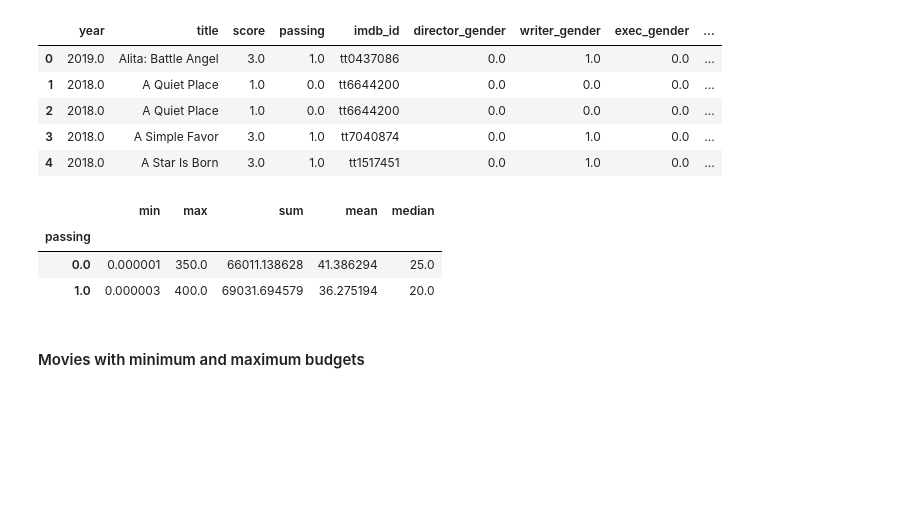
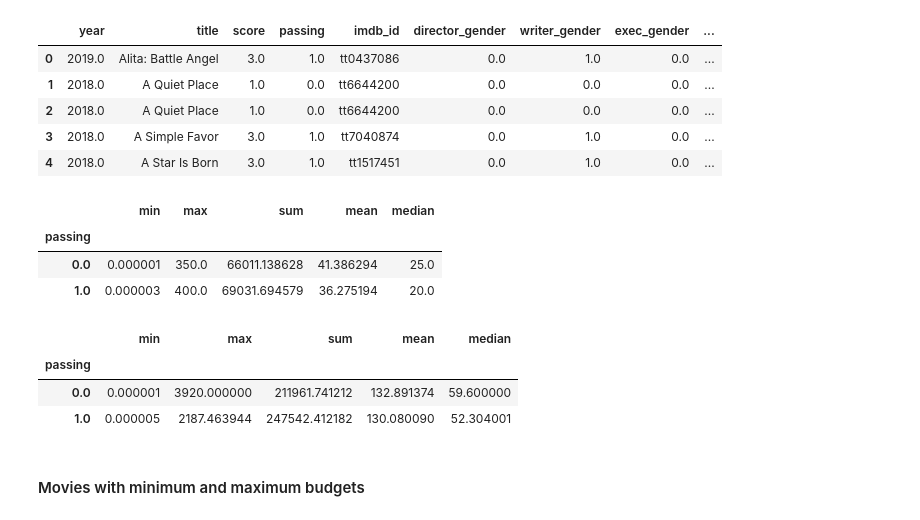
Before and after one commit to MagicMilly/women-in-film-analysis-dashboard, a Jupyter notebook: plotly_visualizations.ipynb, the cells around one changed output. Drawn from its saved outputs; the diff is of its cells as text; code cells hidden in the pictures; blank space fills up the shorter version.

```diff
--- a/plotly_visualizations.ipynb
+++ b/plotly_visualizations.ipynb
@@ -85,6 +85,13 @@ budget_and_revenue_df.groupby('passing').budget_millions.agg(['min', 'max', 'sum
 | passing |  |  |  |  |  |
 | 0.0 | 0.000001 | 350.0 | 66011.138628 | 41.386294 | 25.0 |
 | 1.0 | 0.000003 | 400.0 | 69031.694579 | 36.275194 | 20.0 |
+# %%
+budget_and_revenue_df.groupby('passing').revenue_millions.agg(['min', 'max', 'sum', 'mean', 'median'])
+# %% [output]
+|  | min | max | sum | mean | median |
+| passing |  |  |  |  |  |
+| 0.0 | 0.000001 | 3920.000000 | 211961.741212 | 132.891374 | 59.600000 |
+| 1.0 | 0.000005 | 2187.463944 | 247542.412182 | 130.080090 | 52.304001 |
 # %% [markdown]
 #### Movies with minimum and maximum budgets
 # %%
```
Also changed, not shown: parts of 9 cells of this notebook.
